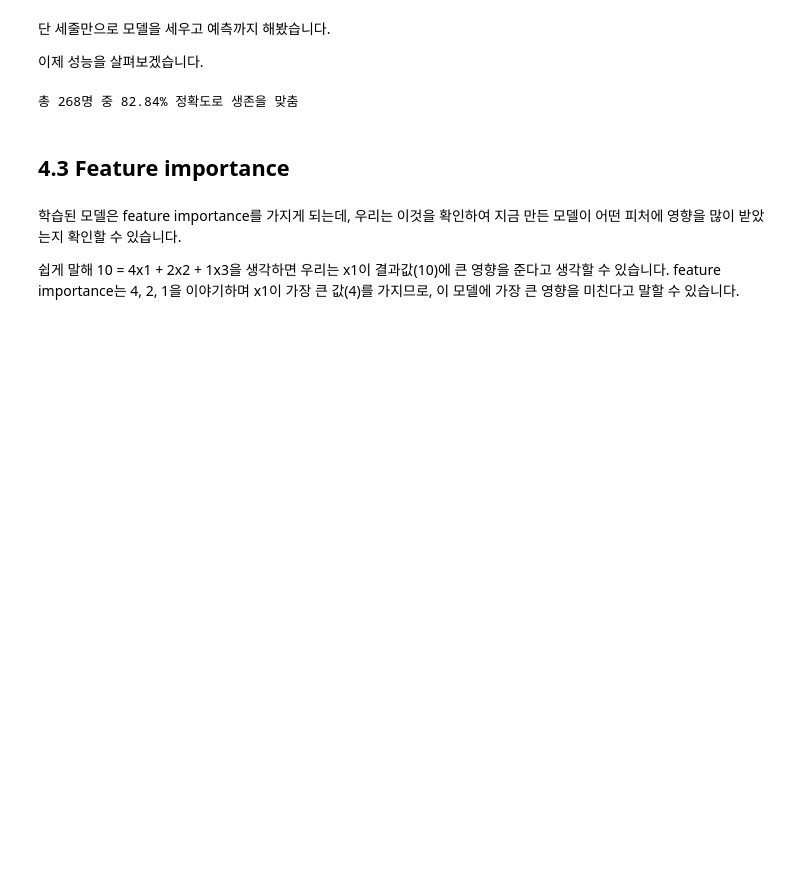
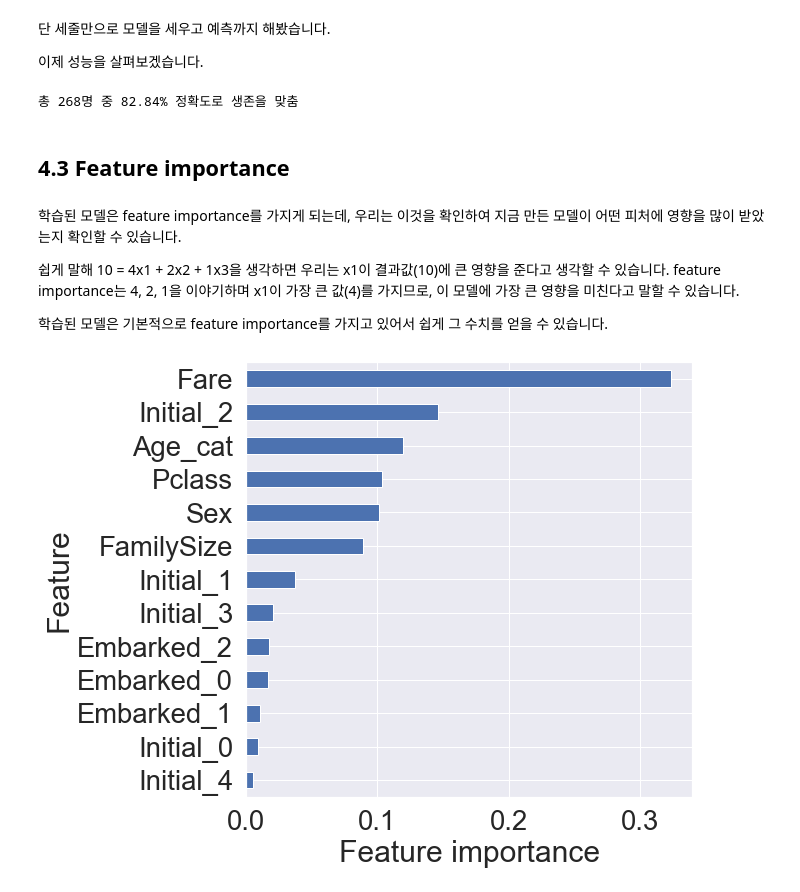
Before and after one commit to Haebuk/kagglestudy, a Jupyter notebook: Titanic competition/day2 유재성.ipynb, the cells around one changed output. Cells and saved outputs as stored; diff of their text form; code cells hidden in the pictures; blank space fills up the shorter version.

```diff
--- a/Titanic competition/day2 유재성.ipynb
+++ b/Titanic competition/day2 유재성.ipynb
@@ -375,3 +378,5 @@ print('총 {}명 중 {:.2f}% 정확도로 생존을 맞춤'.format(y_vld.shape[0
 학습된 모델은 feature importance를 가지게 되는데, 우리는 이것을 확인하여 지금 만든 모델이 어떤 피처에 영향을 많이 받았는지 확인할 수 있습니다.
 
 쉽게 말해 10 = 4x1 + 2x2 + 1x3을 생각하면 우리는 x1이 결과값(10)에 큰 영향을 준다고 생각할 수 있습니다. feature importance는 4, 2, 1을 이야기하며 x1이 가장 큰 값(4)를 가지므로, 이 모델에 가장 큰 영향을 미친다고 말할 수 있습니다.
+
+학습된 모델은 기본적으로 feature importance를 가지고 있어서 쉽게 그 수치를 얻을 수 있습니다.
@@ -377,0 +385,11 @@ print('총 {}명 중 {:.2f}% 정확도로 생존을 맞춤'.format(y_vld.shape[0
+# %%
+feature_importance = model.feature_importances_
+Series_feat_imp = Series(feature_importance, index=df_test.columns)
+# %%
+plt.figure(figsize=(8, 8))
+Series_feat_imp.sort_values(ascending=True).plot.barh()
+plt.xlabel('Feature importance')
+plt.ylabel('Feature')
+plt.show()
+# %% [output]
+[figure, added]
```
Also changed, not shown: parts of 105 cells of this notebook.
